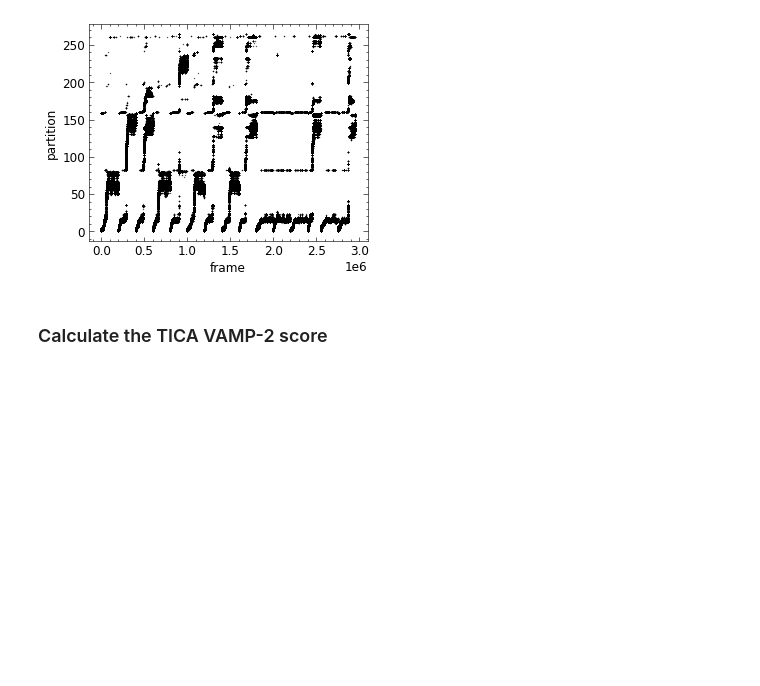
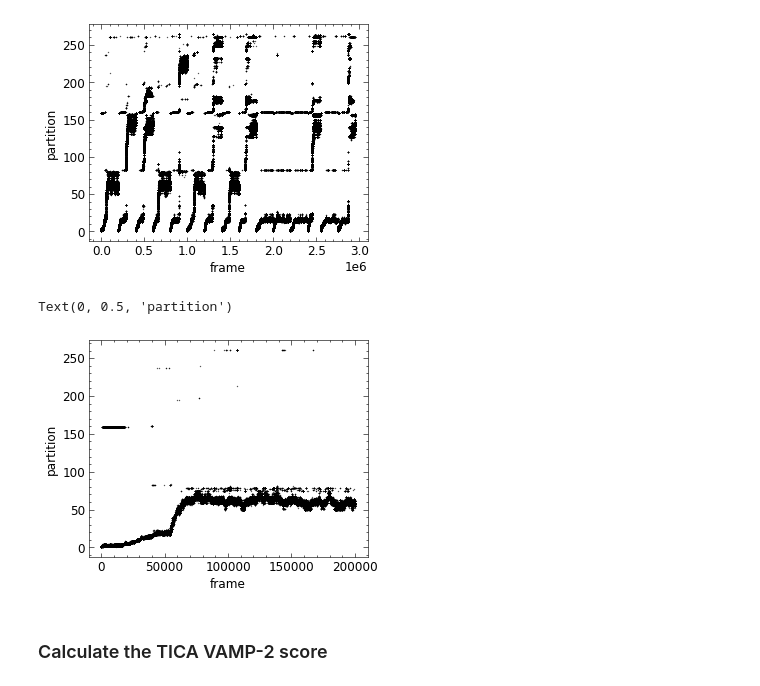
Before and after one commit to aaronrfinney/VAMP-MSM, a Jupyter notebook: MSM2_TICA.ipynb, the cells around one changed output. Drawn from its saved outputs; the diff is of its cells as text; code cells hidden in the pictures; blank space fills up the shorter version.

```diff
--- a/MSM2_TICA.ipynb
+++ b/MSM2_TICA.ipynb
@@ -361,6 +361,13 @@ plt.ylabel('partition')
 # %% [output]
 Text(0, 0.5, 'partition')
 [figure]
+# %%
+plt.plot(dtraj[0:200000],'k.',markersize=pms/5)
+plt.xlabel('frame')
+plt.ylabel('partition')
+# %% [output]
+Text(0, 0.5, 'partition')
+[figure, added]
 # %% [markdown]
 ### Calculate the TICA VAMP-2 score
 # %%
```
Also changed, not shown: parts of 2 cells of this notebook.
